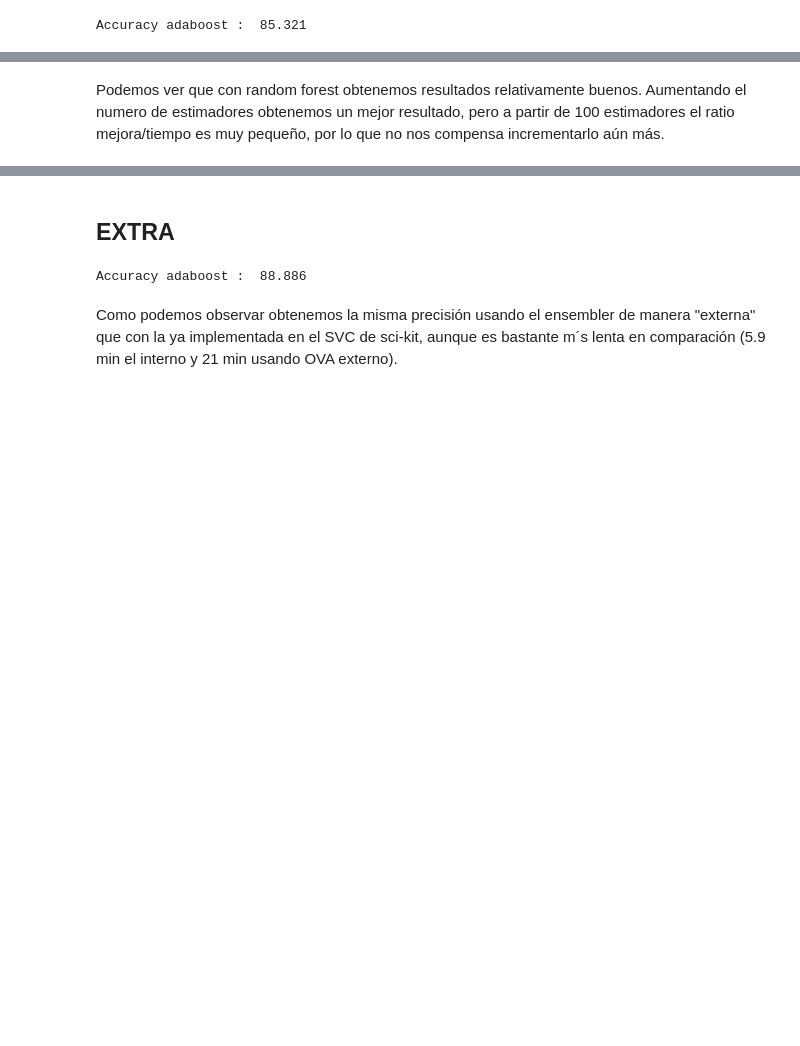
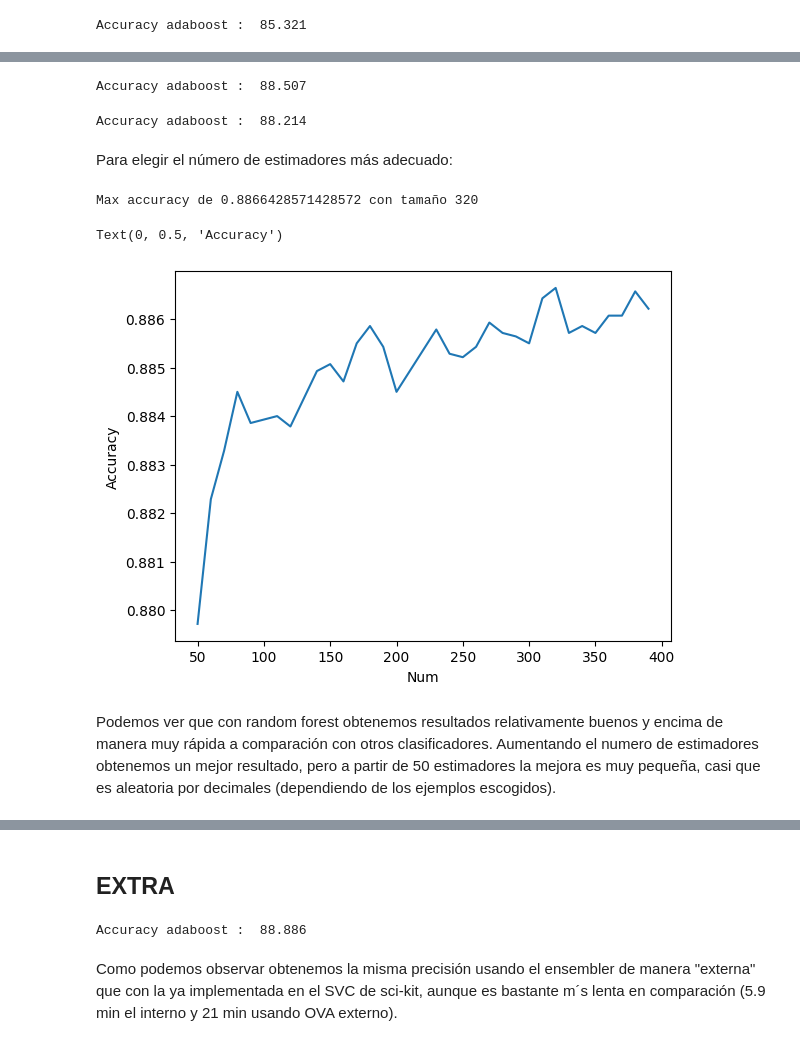
Before and after one commit to Ninjalice/ImageClasificator, a Jupyter notebook: Clasificador.ipynb, the cells around one changed output, grey strips where cells are left out. Drawn from its saved outputs; the diff is of its cells as text; code cells hidden in the pictures; blank space fills up the shorter version.

```diff
--- a/Clasificador.ipynb
+++ b/Clasificador.ipynb
@@ -507,0 +515,6 @@ El accuracy obtenido es de : 0.8726428571428572
+# %%
+
+adaboost = AdaBoostClassifier(estimator=DecisionTreeClassifier(criterion='entropy', max_depth=1),
+                                  n_estimators=100, random_state=10)
+adaboost.fit(X_train, y_train)
+print("Accuracy adaboost : ", round(adaboost.score(X_test,y_test)*100,3))
@@ -536,2 +563,45 @@ Accuracy adaboost :  85.321
+# %%
+forest = RandomForestClassifier(n_estimators=150,random_state=10,criterion='gini', max_features= 'sqrt', n_jobs=-1)
+forest.fit(X_train,y_train)
+print("Accuracy adaboost : ", round(forest.score(X_test,y_test)*100,3))
+# %% [output]
+Accuracy adaboost :  88.507
+# %%
+forest = RandomForestClassifier(n_estimators=150,random_state=10,criterion='entropy', max_features= 'sqrt', n_jobs=-1)
+forest.fit(X_train,y_train)
+print("Accuracy adaboost : ", round(forest.score(X_test,y_test)*100,3))
+# %% [output]
+Accuracy adaboost :  88.214
+# %% [markdown]
+Para elegir el número de estimadores más adecuado:
+# %%
+estimadores = range(50, 400, 10)
+accuracies = np.zeros(len(estimadores))
+pbar = tqdm(total=len(estimadores))
+
+for s, num in enumerate(estimadores):
+
+    clasificador = RandomForestClassifier(n_estimators=num, random_state=10,criterion='gini', max_features= 'sqrt', n_jobs=-1)
+
+    clasificador.fit(X_train,y_train)
+
+    y_pred = clasificador.predict(X_test)
+
+    acc = accuracy_score(y_pred, y_test)
+
+    pbar.update(1)
+
+    accuracies[s] = acc
+pbar.close()
+
+print('Max accuracy de {} con tamaño {}'.format( max(accuracies) ,estimadores[np.argmax(accuracies)]))
+
+plt.plot(estimadores, accuracies)
+plt.xlabel('NumEstimators')
+plt.ylabel('Accuracy')
+# %% [output]
+Max accuracy de 0.8866428571428572 con tamaño 320
+Text(0, 0.5, 'Accuracy')
+[figure, added]
 # %% [markdown]
-Podemos ver que con random forest obtenemos resultados relativamente buenos. Aumentando el numero de estimadores obtenemos un mejor resultado, pero a partir de 100 estimadores el ratio mejora/tiempo es muy pequeño, por lo que no nos compensa incrementarlo aún más.
+Podemos ver que con random forest obtenemos resultados relativamente buenos y encima de manera muy rápida a comparación con otros clasificadores. Aumentando el numero de estimadores obtenemos un mejor resultado, pero a partir de 50 estimadores la mejora es muy pequeña, casi que es aleatoria por decimales (dependiendo de los ejemplos escogidos).
```
Also changed, not shown: parts of 10 cells of this notebook, 1 other file.
